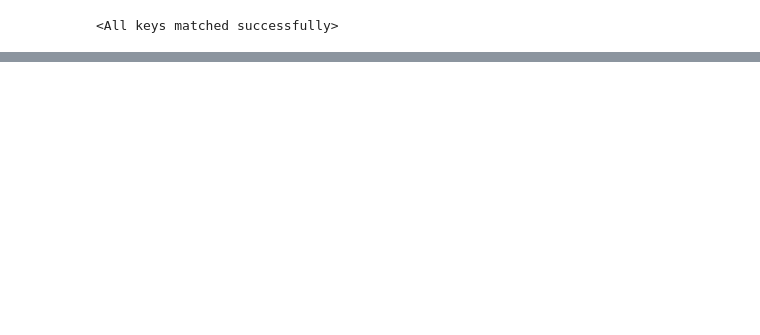
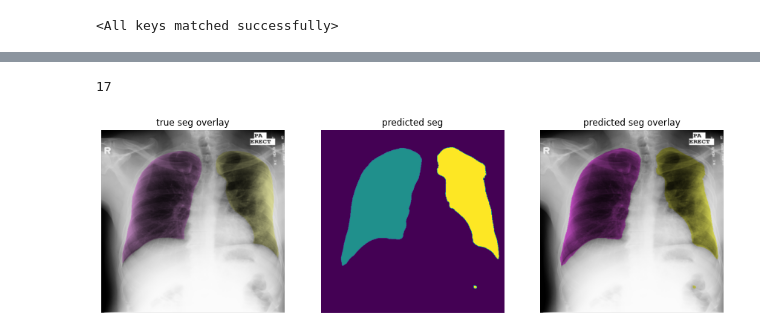
Before and after one commit to ebrahimebrahim/lung-seg-exploration, a Jupyter notebook: exploration.ipynb, the cells around one changed output, grey strips where cells are left out. Cells and saved outputs as stored; diff of their text form; code cells hidden in the pictures; blank space fills up the shorter version.

```diff
--- a/exploration.ipynb
+++ b/exploration.ipynb
@@ -733,0 +921,11 @@ seg_net.load_state_dict(torch.load('seg_net3.pth'))
+# %%
+#Try both networks on a random validation image
+data_item_index  = random.choice(range(len(dataset_valid)))
+print(data_item_index)
+data_item = dataset_valid[data_item_index]
+with torch.no_grad():
+    preview_seg_net(data_item);
+    preview_critic_net(data_item);
+# %% [output]
+17
+[figure, added]
```
Also changed, not shown: parts of 25 cells of this notebook.
